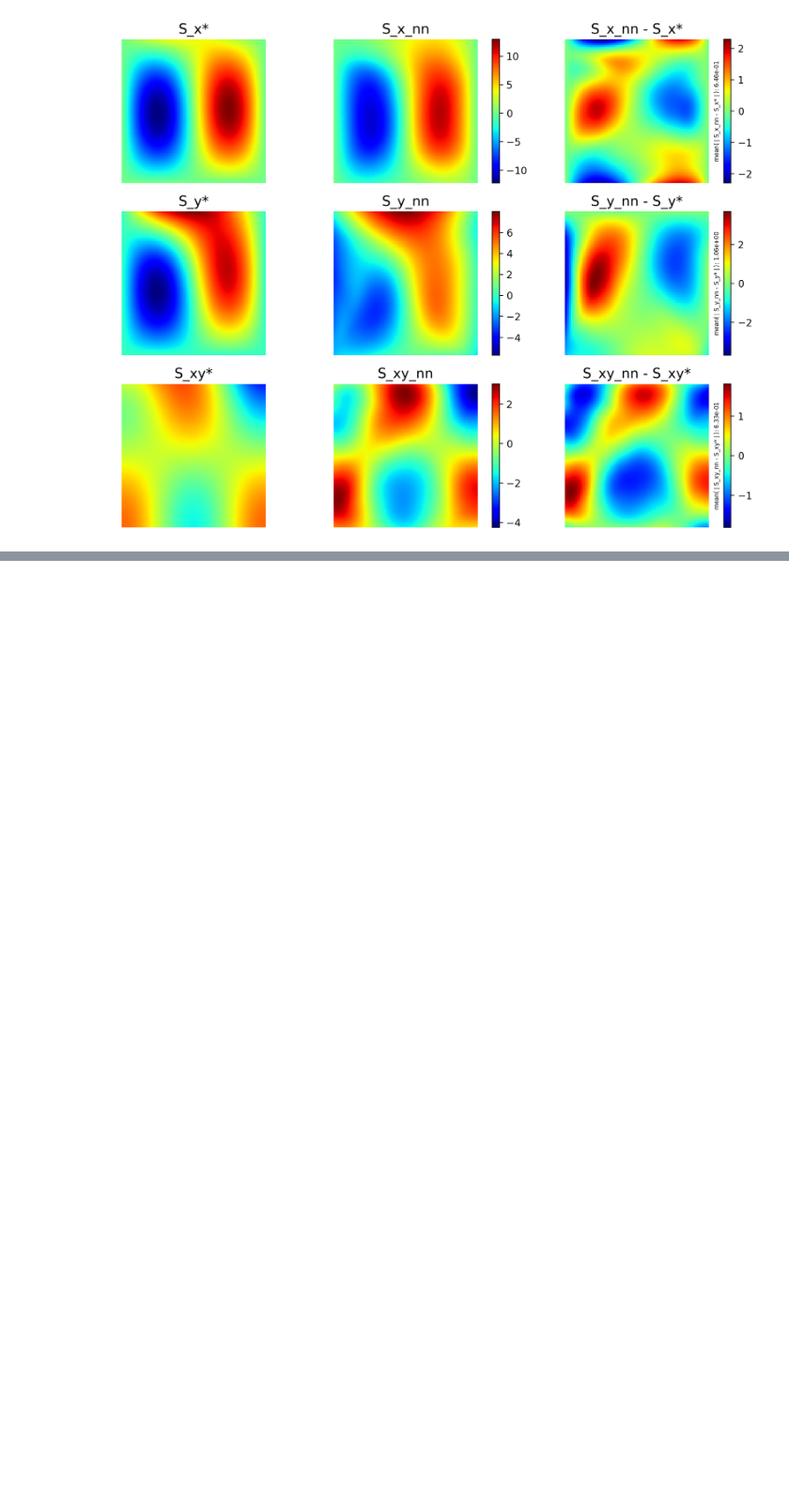
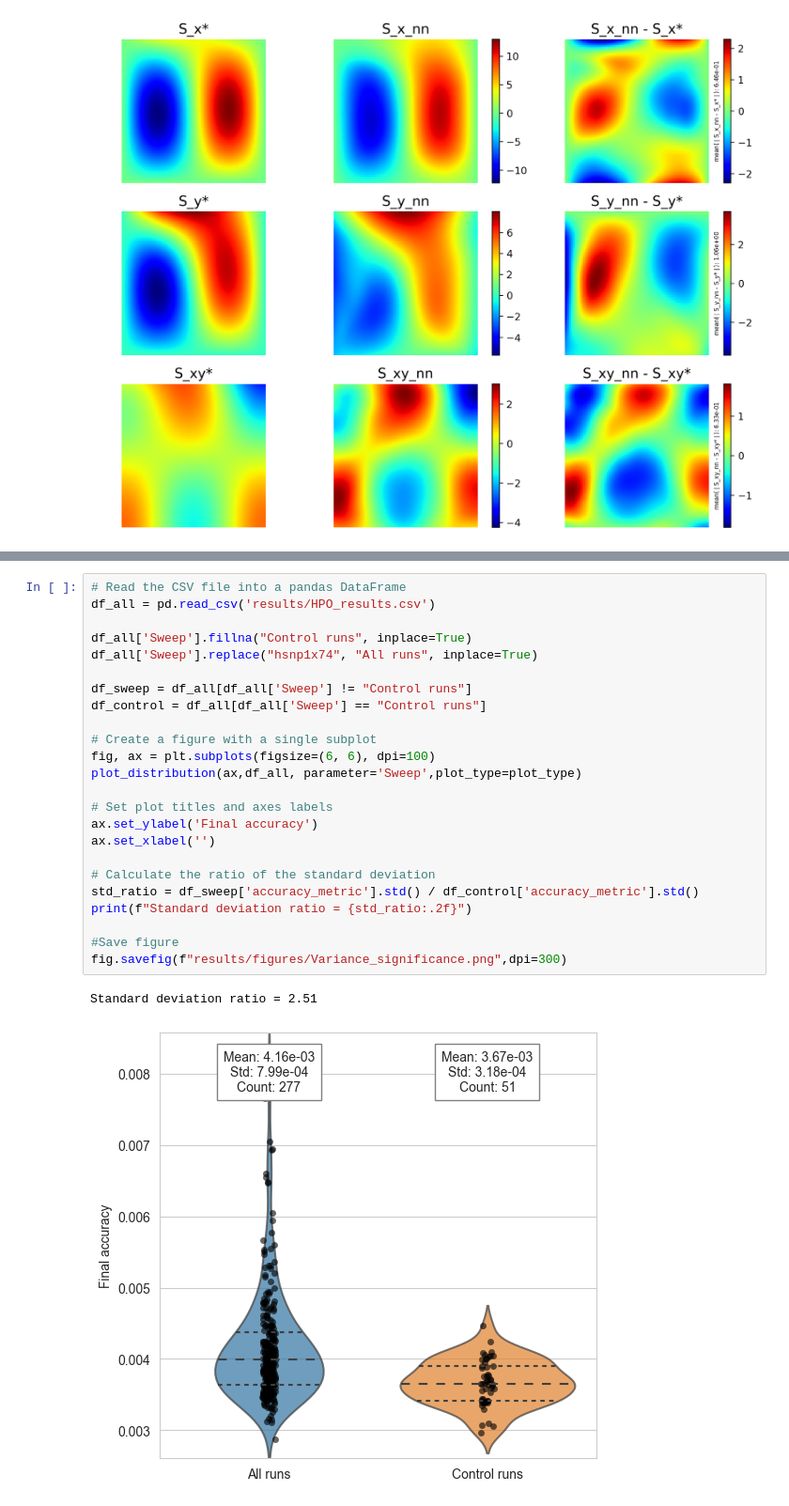
Before and after one commit to bonneted/pinn-cm, a Jupyter notebook: HPO/HPO.ipynb, the cells around one changed output, grey strips where cells are left out. Shown at 94% size. Drawn from its saved outputs; the diff is of its cells as text; blank space fills up the shorter version.

Commit message:
Violin plot of HPO results

```diff
--- a/HPO/HPO.ipynb
+++ b/HPO/HPO.ipynb
@@ -108,0 +152,27 @@ Compiling model...
+# %%
+# Read the CSV file into a pandas DataFrame
+df_all = pd.read_csv('results/HPO_results.csv')
+
+df_all['Sweep'].fillna("Control runs", inplace=True)
+df_all['Sweep'].replace("hsnp1x74", "All runs", inplace=True)
+
+df_sweep = df_all[df_all['Sweep'] != "Control runs"]
+df_control = df_all[df_all['Sweep'] == "Control runs"]
+
+# Create a figure with a single subplot
+fig, ax = plt.subplots(figsize=(6, 6), dpi=100)
+plot_distribution(ax,df_all, parameter='Sweep',plot_type=plot_type)
+
+# Set plot titles and axes labels
+ax.set_ylabel('Final accuracy')
+ax.set_xlabel('')
+
+# Calculate the ratio of the standard deviation
+std_ratio = df_sweep['accuracy_metric'].std() / df_control['accuracy_metric'].std()
+print(f"Standard deviation ratio = {std_ratio:.2f}")
+
+#Save figure
+fig.savefig(f"results/figures/Variance_significance.png",dpi=300)
+# %% [output]
+Standard deviation ratio = 2.51
+[figure, added]
```
Also changed, not shown: parts of 5 cells of this notebook.
